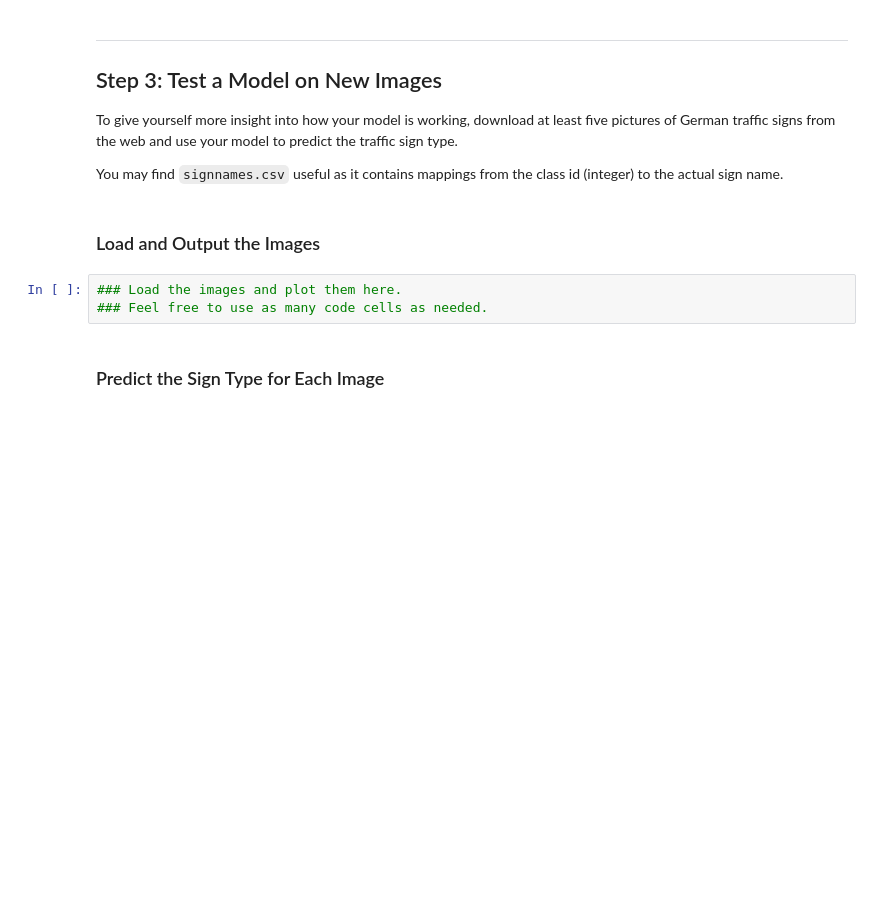
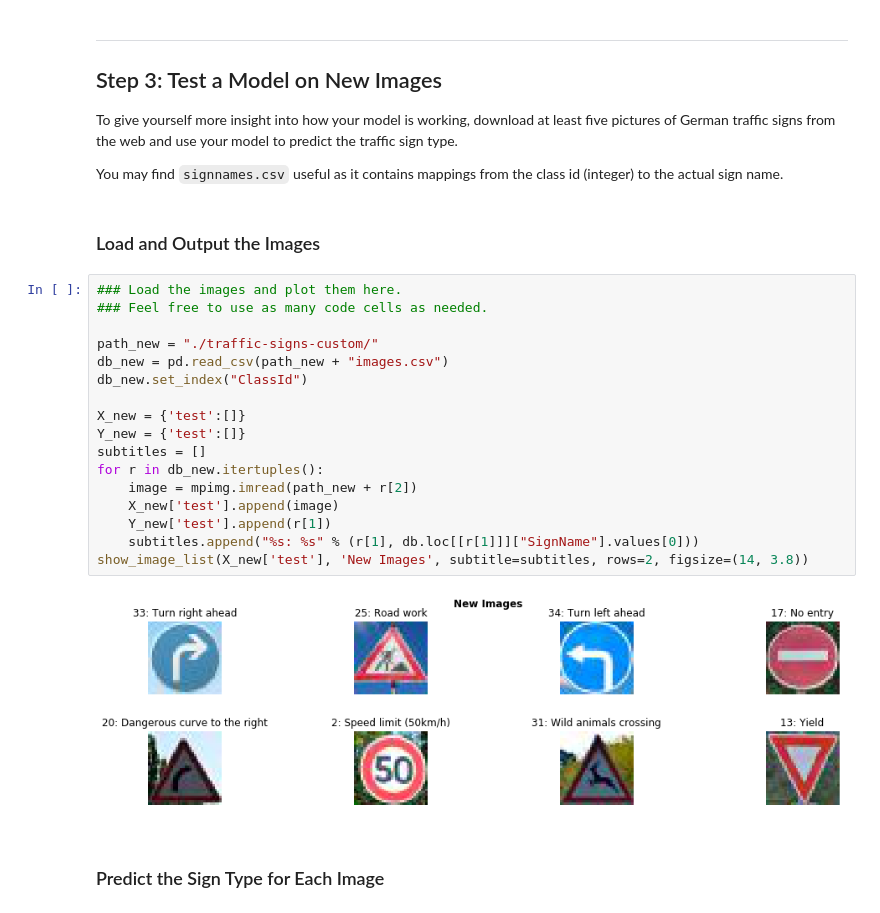
Before and after one commit to georgios-v/CarND-Traffic-Sign-Classifier-Project, a Jupyter notebook: Traffic_Sign_Classifier.ipynb, the cells around one changed output. Saved outputs shown, nothing was run; the diff lists cells and outputs as text; blank space fills up the shorter version.

```diff
--- a/Traffic_Sign_Classifier.ipynb
+++ b/Traffic_Sign_Classifier.ipynb
@@ -645,9 +698,25 @@ To give yourself more insight into how your model is working, download at least
 You may find `signnames.csv` useful as it contains mappings from the class id (integer) to the actual sign name.
 # %% [markdown]
 ### Load and Output the Images
-# %%
-### Load the images and plot them here.
-### Feel free to use as many code cells as needed.
+# %%
+### Load the images and plot them here.
+### Feel free to use as many code cells as needed.
+
+path_new = "./traffic-signs-custom/"
+db_new = pd.read_csv(path_new + "images.csv")
+db_new.set_index("ClassId")
+
+X_new = {'test':[]}
+Y_new = {'test':[]}
+subtitles = []
+for r in db_new.itertuples():
+    image = mpimg.imread(path_new + r[2])
+    X_new['test'].append(image)
+    Y_new['test'].append(r[1])
+    subtitles.append("%s: %s" % (r[1], db.loc[[r[1]]]["SignName"].values[0]))
+show_image_list(X_new['test'], 'New Images', subtitle=subtitles, rows=2, figsize=(14, 3.8))
+# %% [output]
+[figure, added]
 # %% [markdown]
 ### Predict the Sign Type for Each Image
 # %%
```
Also changed, not shown: parts of 22 cells of this notebook, 12 other files.
